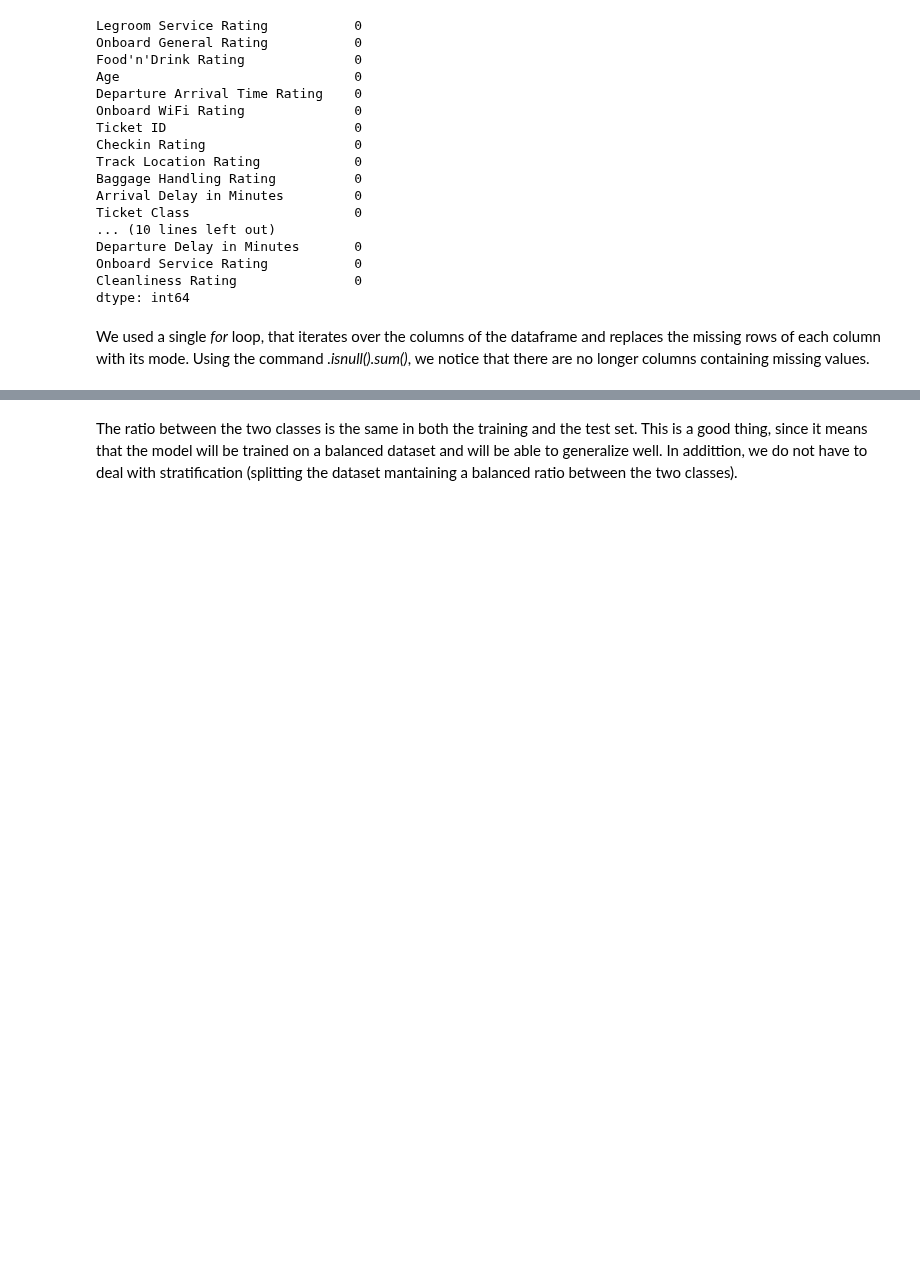
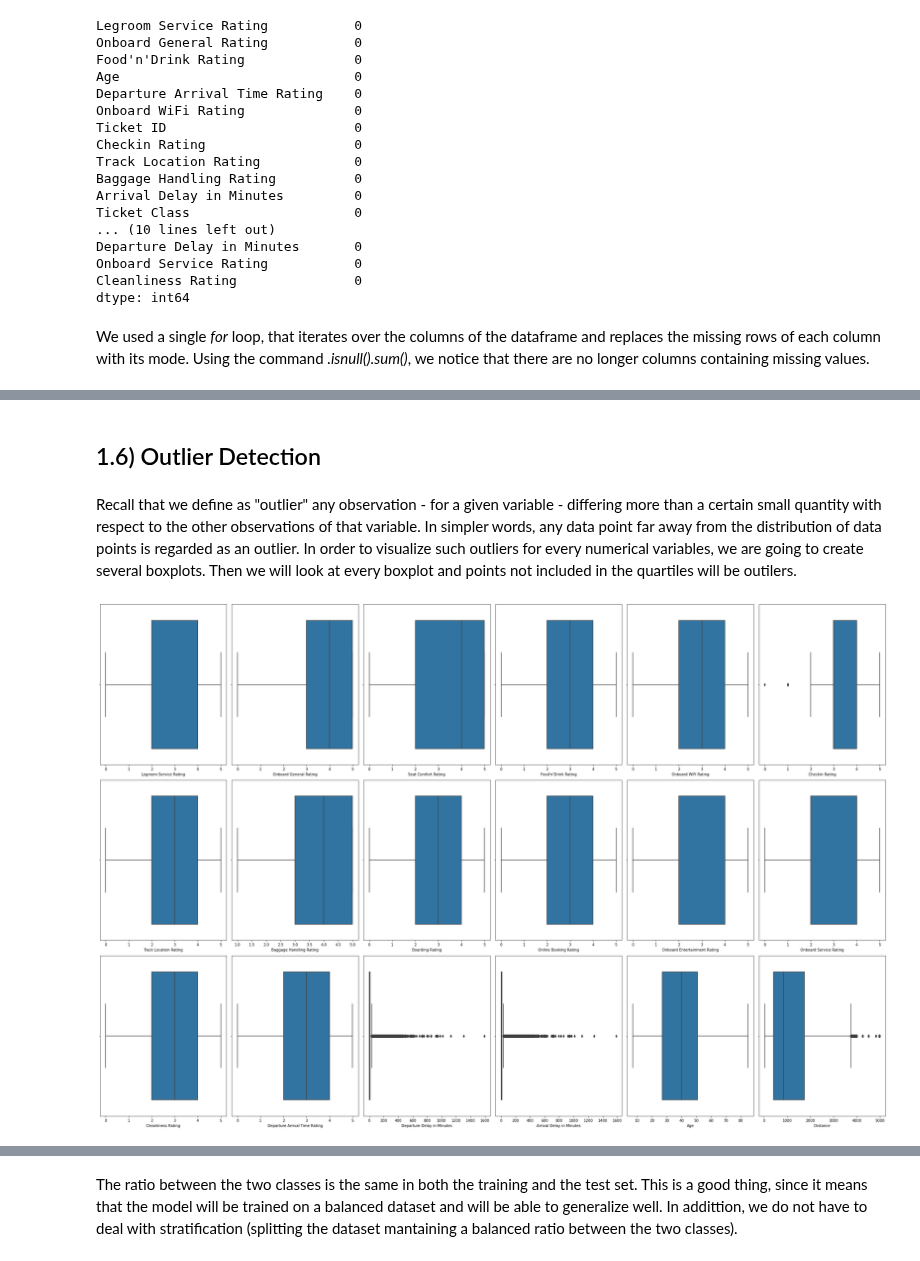
Before and after one commit to Mturco3/AI-ML-Project-2023-2024-285251, a Jupyter notebook: main.ipynb, the cells around one changed output, grey strips where cells are left out. Saved outputs shown, nothing was run; the diff lists cells and outputs as text; code cells hidden in the pictures; blank space fills up the shorter version.

```diff
--- a/main.ipynb
+++ b/main.ipynb
@@ -627,0 +175,31 @@ Filtered DataFrame: (129880, 17)
+# %% [markdown]
+## 1.6) Outlier Detection
+# %% [markdown]
+Recall that we define as "outlier" any observation - for a given variable - differing more than a certain small quantity with respect to the other observations of that variable. In simpler words, any data point far away from the distribution of data points is regarded as an outlier. In order to visualize such outliers for every numerical variables, we are going to create several boxplots. Then we will look at every boxplot and points not included in the quartiles will be outilers.
+# %%
+# Creating the boxplots
+fig, axes = plt.subplots(3, 6, figsize=(30, 20))
+
+sns.boxplot(ax=axes[0, 0], x=df_trains_filtered["Legroom Service Rating"])
+sns.boxplot(ax=axes[0, 1], x=df_trains_filtered["Onboard General Rating"])
+sns.boxplot(ax=axes[0, 2], x=df_trains_filtered["Seat Comfort Rating"])
+sns.boxplot(ax=axes[0, 3], x=df_trains_filtered["Food'n'Drink Rating"])
+sns.boxplot(ax=axes[0, 4], x=df_trains_filtered["Onboard WiFi Rating"])
+sns.boxplot(ax=axes[0, 5], x=df_trains_filtered["Checkin Rating"])
+sns.boxplot(ax=axes[1, 0], x=df_trains_filtered["Track Location Rating"])
+sns.boxplot(ax=axes[1, 1], x=df_trains_filtered["Baggage Handling Rating"])
+sns.boxplot(ax=axes[1, 2], x=df_trains_filtered["Boarding Rating"])
+sns.boxplot(ax=axes[1, 3], x=df_trains_filtered["Online Booking Rating"])
+sns.boxplot(ax=axes[1, 4], x=df_trains_filtered["Onboard Entertainment Rating"])
+sns.boxplot(ax=axes[1, 5], x=df_trains_filtered["Onboard Service Rating"])
+sns.boxplot(ax=axes[2, 0], x=df_trains_filtered["Cleanliness Rating"])
+sns.boxplot(ax=axes[2, 1], x=df_trains_filtered["Departure Arrival Time Rating"])
+sns.boxplot(ax=axes[2, 2], x=df_trains_filtered["Departure Delay in Minutes"])
+sns.boxplot(ax=axes[2, 3], x=df_trains_filtered["Arrival Delay in Minutes"])
+sns.boxplot(ax=axes[2, 4], x=df_trains_filtered["Age"])
+sns.boxplot(ax=axes[2, 5], x=df_trains_filtered["Distance"])
+
+
+plt.tight_layout()
+# %% [output]
+[figure, added]
```
Also changed, not shown: parts of 204 cells of this notebook, 2 other files.
